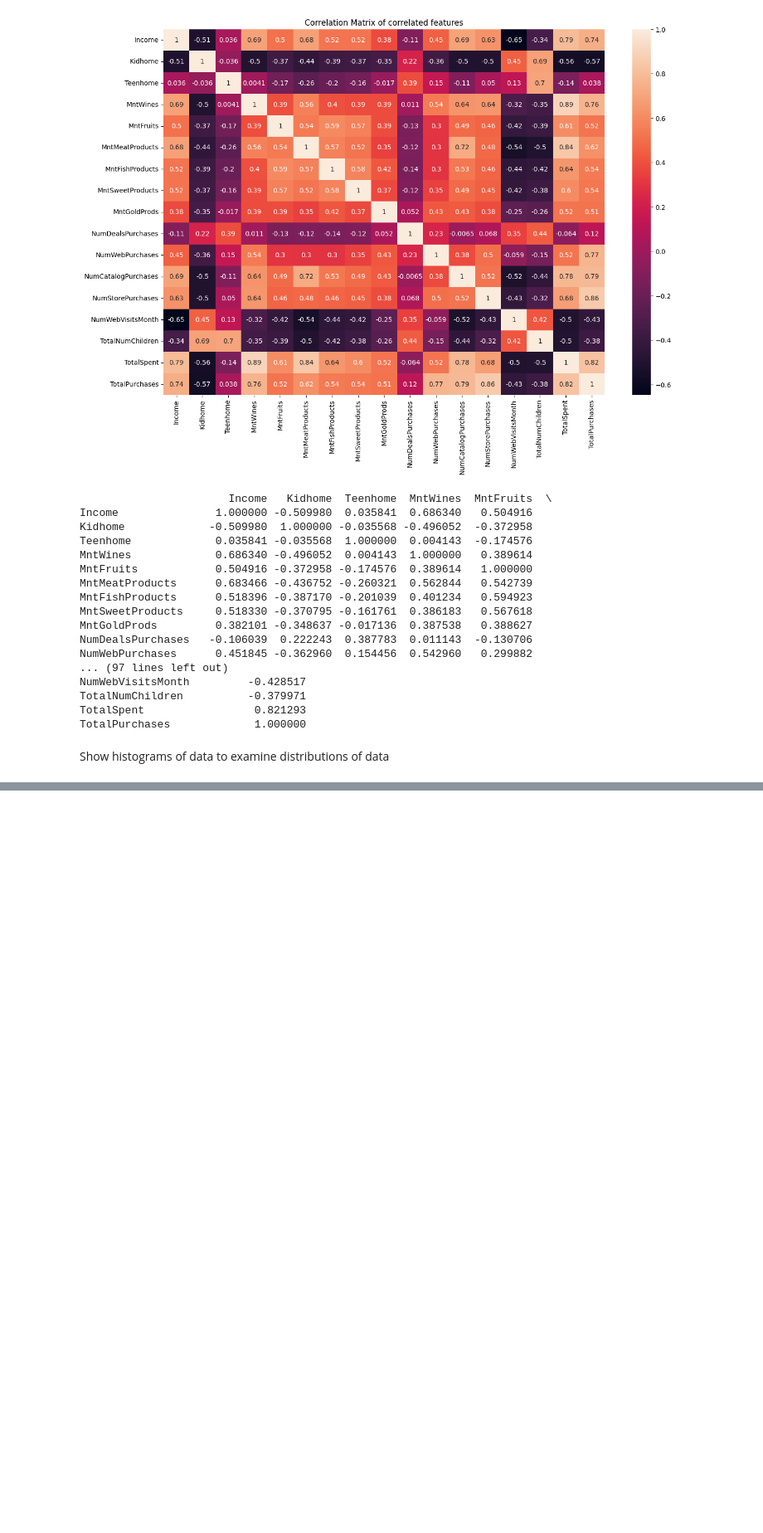
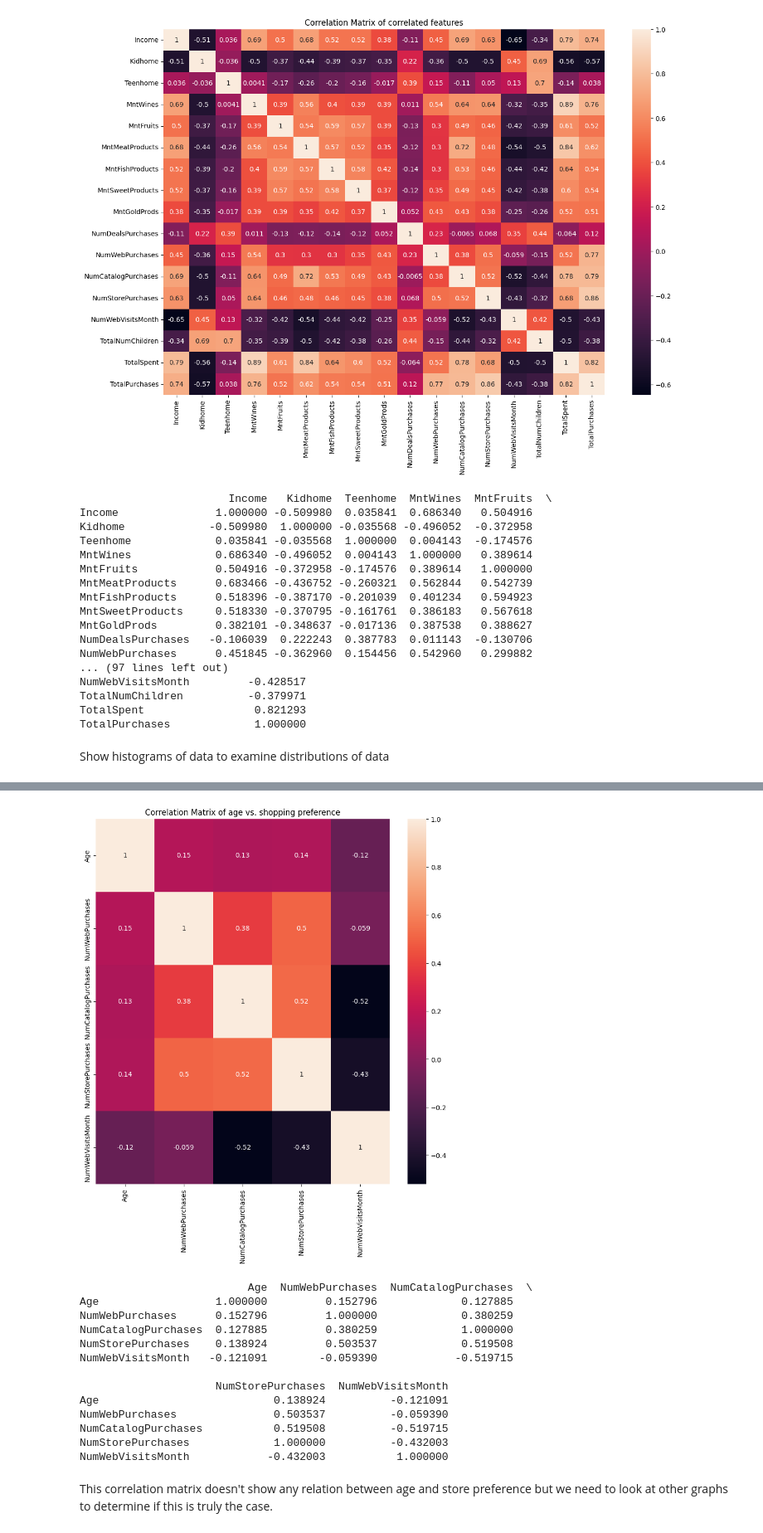
Before and after one commit to silvaGee/marketing_project, a Jupyter notebook: marketing.ipynb, the cells around one changed output, grey strips where cells are left out. Shown at 83% size. Drawn from its saved outputs; the diff is of its cells as text; code cells hidden in the pictures; blank space fills up the shorter version.

```diff
--- a/marketing.ipynb
+++ b/marketing.ipynb
@@ -590,0 +590,26 @@ plt.show()
+# %%
+matrix_features = ['Age', 'NumWebPurchases', 'NumCatalogPurchases', 'NumStorePurchases', 'NumWebVisitsMonth']
+
+matrix = df[matrix_features].corr()
+plt.figure(figsize=(10, 10))
+sns.heatmap(matrix, annot=True)
+plt.title('Correlation Matrix of age vs. shopping preference')
+plt.show()
+print(matrix)
+# %% [output]
+[figure, added]
+                          Age  NumWebPurchases  NumCatalogPurchases  \
+Age                  1.000000         0.152796             0.127885
+NumWebPurchases      0.152796         1.000000             0.380259
+NumCatalogPurchases  0.127885         0.380259             1.000000
+NumStorePurchases    0.138924         0.503537             0.519508
+NumWebVisitsMonth   -0.121091        -0.059390            -0.519715
+
+                     NumStorePurchases  NumWebVisitsMonth
+Age                           0.138924          -0.121091
+NumWebPurchases               0.503537          -0.059390
+NumCatalogPurchases           0.519508          -0.519715
+NumStorePurchases             1.000000          -0.432003
+NumWebVisitsMonth            -0.432003           1.000000
+# %% [markdown]
+This correlation matrix doesn't show any relation between age and store preference but we need to look at other graphs to determine if this is truly the case.
```
Also changed, not shown: parts of 6 cells of this notebook.
